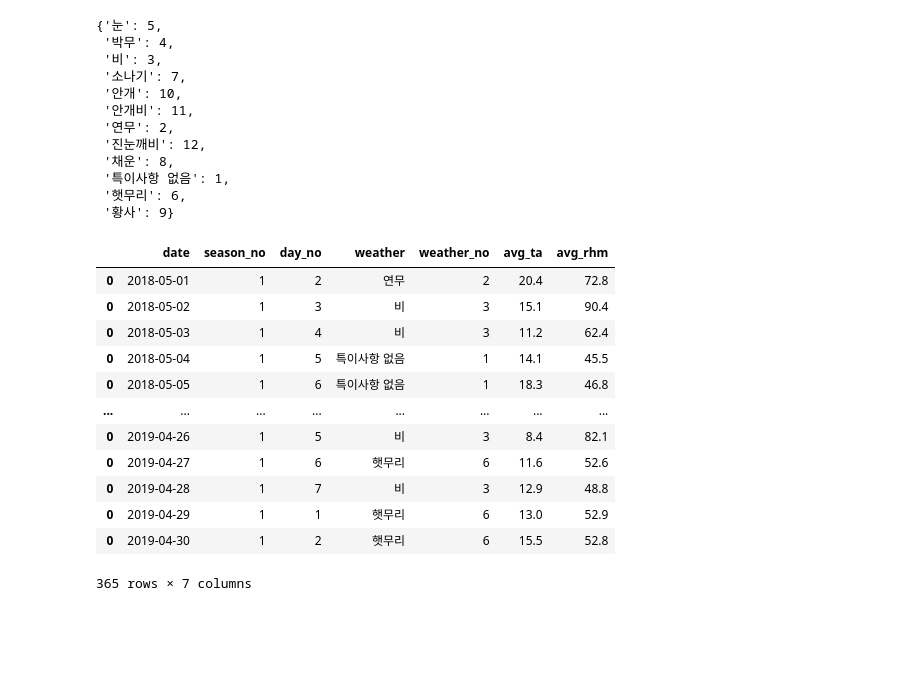
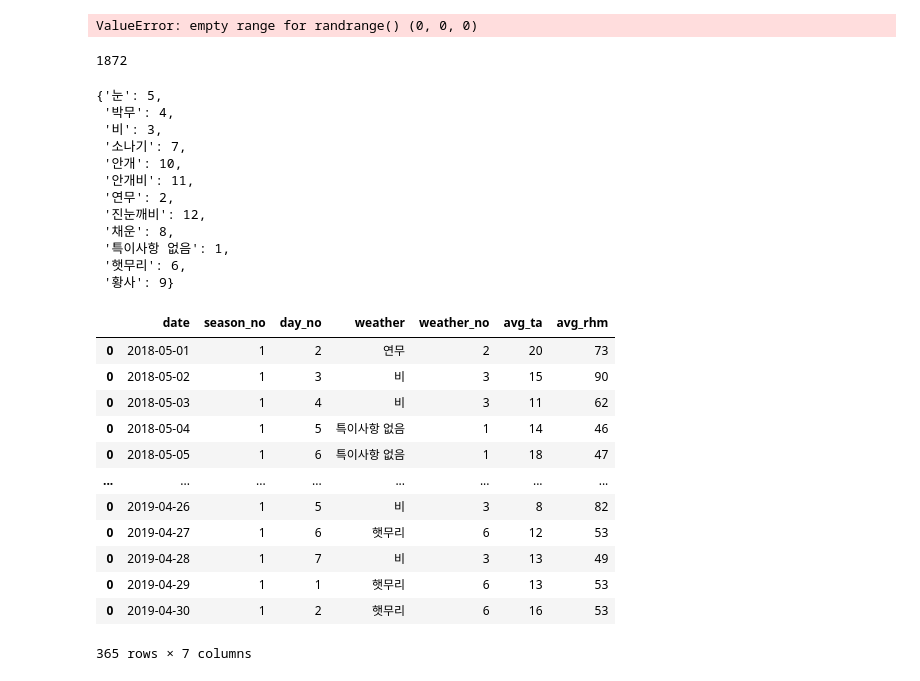
Before and after one commit to formegusto/houself-rnn, a Jupyter notebook: RNN Modeling.ipynb, the cells around one changed output. Saved outputs shown, nothing was run; the diff lists cells and outputs as text; code cells hidden in the pictures; blank space fills up the shorter version.

```diff
--- a/RNN Modeling.ipynb
+++ b/RNN Modeling.ipynb
@@ -153,3 +81,43 @@ merge_datas
+# %%
+# Set Test Datas
+# 계절별 10% 랜덤하게
+def get_season_no(month):
+    if month in [3,4,5]:
+        return 1 # 봄
+    elif month in [6,7,8]:
+        return 2 # 여름
+    elif month in [9,10,11]:
+        return 3 # 가을
+    elif month in [12,1,2]:
+        return 4 # 겨울
+
+test_merge_datas = pd.DataFrame();
+
+for i in range(1,5):
+    filter_list = list(filter(lambda date: get_season_no(date.month) == i, merge_datas.columns))
+    test_list_idx = list()
+    while True:
+        filter_data = filter_list[ran.randrange(0,len(filter_list))]
+        if filter_data not in test_list_idx:
+            test_list_idx.append(filter_data)
+
+        if len(test_list_idx) >= (len(filter_list) * 15 / 100):
+            break;
+    test_merge_datas = pd.concat([test_merge_datas, merge_datas[test_list_idx]], axis=1)
+    merge_datas.drop(test_list_idx, axis=1, inplace=True)
+
+test_merge_datas
+# %% [output]
+ValueError: empty range for randrange() (0, 0, 0)
+# %%
+from functools import reduce
+
+merge_datas
+y = reduce(lambda acc, cur: cur + acc ,merge_datas.values.tolist(), [])
+value_size = len(y)
+print(value_size)
+# %% [output]
+1872
 # %%
 # Config Training Datas
 wt_db_datas = weather_col.find()
@@ -158,8 +126,8 @@ for wt in wt_db_datas:
     tmp = pd.DataFrame()
     tmp['date'] = [wt['date']]
     tmp['weather'] = [wt['weather']]
-    tmp['avg_ta'] = [wt['avgTa']]
-    tmp['avg_rhm'] = [wt['avgRhm']]
+    tmp['avg_ta'] = round(float(wt['avgTa']))
+    tmp['avg_rhm'] = round(float(wt['avgRhm']))
 
     wt_datas = pd.concat([wt_datas, tmp])
 
@@ -178,44 +146,44 @@ def get_season_no(month):
     if month in [3,4,5]:
         return 1 # 봄
     elif month in [6,7,8]:
         return 2 # 여름
     elif month in [9,10,11]:
         return 3 # 가을
     elif month in [12,1,2]:
         return 4 # 겨울
 
 # Date, Season Utils
 wt_datas['season_no'] = [get_season_no(weather.month) for weather in wt_datas['date']]
 wt_datas['day_no'] = [weather.weekday() + 1 for weather in wt_datas['date']]
 
 sample_weather_col = ['season_no','day_no','weather_no','avg_ta', 'avg_rhm']
 sample_weather_col_2 = ['date','season_no','day_no','weather','weather_no','avg_ta', 'avg_rhm']
 wt_datas[sample_weather_col_2]
 # %% [output]
 {'눈': 5,
  '박무': 4,
  '비': 3,
  '소나기': 7,
  '안개': 10,
  '안개비': 11,
  '연무': 2,
  '진눈깨비': 12,
  '채운': 8,
  '특이사항 없음': 1,
  '햇무리': 6,
  '황사': 9}
 |  | date | season_no | day_no | weather | weather_no | avg_ta | avg_rhm |
-| 0 | 2018-05-01 | 1 | 2 | 연무 | 2 | 20.4 | 72.8 |
-| 0 | 2018-05-02 | 1 | 3 | 비 | 3 | 15.1 | 90.4 |
-| 0 | 2018-05-03 | 1 | 4 | 비 | 3 | 11.2 | 62.4 |
-| 0 | 2018-05-04 | 1 | 5 | 특이사항 없음 | 1 | 14.1 | 45.5 |
-| 0 | 2018-05-05 | 1 | 6 | 특이사항 없음 | 1 | 18.3 | 46.8 |
+| 0 | 2018-05-01 | 1 | 2 | 연무 | 2 | 20 | 73 |
+| 0 | 2018-05-02 | 1 | 3 | 비 | 3 | 15 | 90 |
+| 0 | 2018-05-03 | 1 | 4 | 비 | 3 | 11 | 62 |
+| 0 | 2018-05-04 | 1 | 5 | 특이사항 없음 | 1 | 14 | 46 |
+| 0 | 2018-05-05 | 1 | 6 | 특이사항 없음 | 1 | 18 | 47 |
 | ... | ... | ... | ... | ... | ... | ... | ... |
-| 0 | 2019-04-26 | 1 | 5 | 비 | 3 | 8.4 | 82.1 |
-| 0 | 2019-04-27 | 1 | 6 | 햇무리 | 6 | 11.6 | 52.6 |
-| 0 | 2019-04-28 | 1 | 7 | 비 | 3 | 12.9 | 48.8 |
-| 0 | 2019-04-29 | 1 | 1 | 햇무리 | 6 | 13.0 | 52.9 |
-| 0 | 2019-04-30 | 1 | 2 | 햇무리 | 6 | 15.5 | 52.8 |
+| 0 | 2019-04-26 | 1 | 5 | 비 | 3 | 8 | 82 |
+| 0 | 2019-04-27 | 1 | 6 | 햇무리 | 6 | 12 | 53 |
+| 0 | 2019-04-28 | 1 | 7 | 비 | 3 | 13 | 49 |
+| 0 | 2019-04-29 | 1 | 1 | 햇무리 | 6 | 13 | 53 |
+| 0 | 2019-04-30 | 1 | 2 | 햇무리 | 6 | 16 | 53 |
 365 rows × 7 columns
 # %%
 # Config Sample Datas - Padding
```
Also changed, not shown: parts of 10 cells of this notebook.
